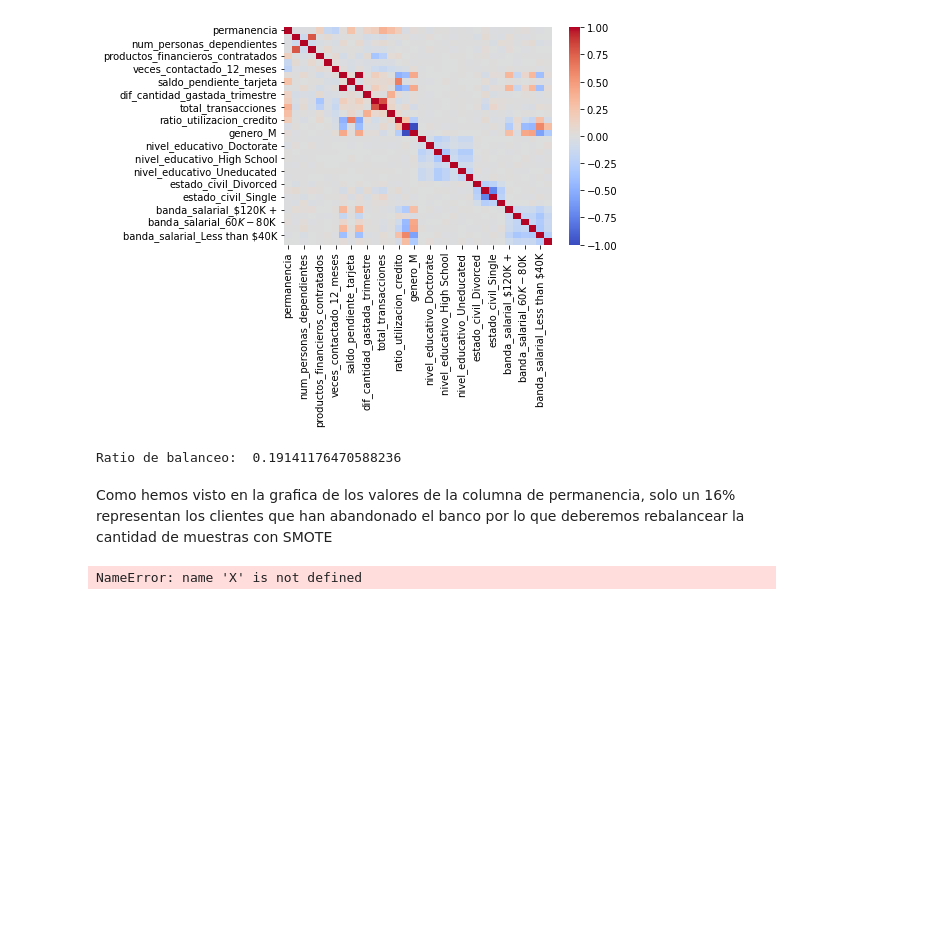
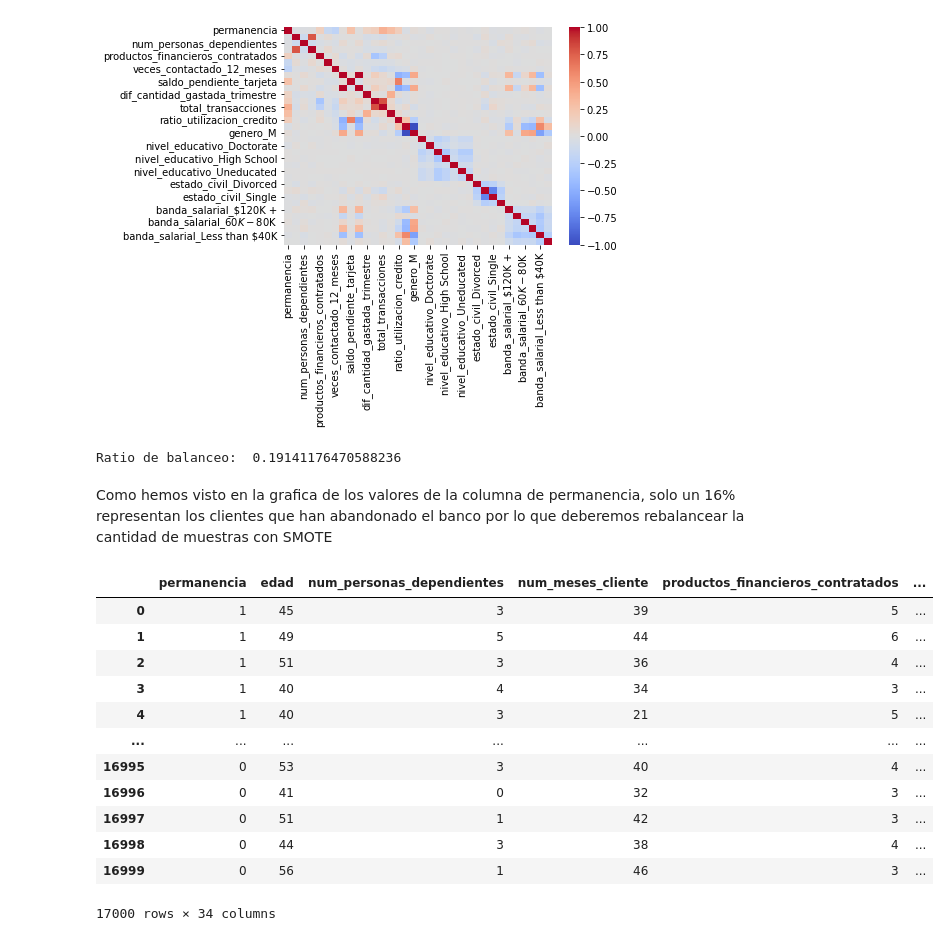
Before and after one commit to DaianaSaenz/proyecto-machine-learning, a Jupyter notebook: src/notebooks/limpieza_datos.ipynb, the cells around one changed output. Cells and saved outputs as stored; diff of their text form; code cells hidden in the pictures; blank space fills up the shorter version.

Commit message:
hechas pruebas de prediccion y error, balanceo...

```diff
--- a/src/notebooks/limpieza_datos.ipynb
+++ b/src/notebooks/limpieza_datos.ipynb
@@ -173,11 +173,26 @@ Como hemos visto en la grafica de los valores de la columna de permanencia, solo
 con SMOTE
 # %%
 #rebalanceamos la columna de permanencia
+
+X = bank_df_clients.drop('permanencia', axis=1)
+y = bank_df_clients['permanencia']
 smote = SMOTE(random_state=42)
-X_balanced, y_balanced = smote.fit_resample(X, y)
-bank_df_clients = pd.concat([ pd.DataFrame(y_balanced, columns=['permanencia']), pd.DataFrame(X_balanced)], axis=1)
+x_balanceada, y_balanceada = smote.fit_resample(X, y)
+bank_df_clients = pd.concat([ pd.DataFrame(y_balanceada, columns=['permanencia']), pd.DataFrame(x_balanceada)], axis=1)
 # %% [output]
+|  | permanencia | edad | num_personas_dependientes | num_meses_cliente | productos_financieros_contratados | ... |
+| 0 | 1 | 45 | 3 | 39 | 5 | ... |
+| 1 | 1 | 49 | 5 | 44 | 6 | ... |
+| 2 | 1 | 51 | 3 | 36 | 4 | ... |
+| 3 | 1 | 40 | 4 | 34 | 3 | ... |
+| 4 | 1 | 40 | 3 | 21 | 5 | ... |
+| ... | ... | ... | ... | ... | ... | ... |
+| 16995 | 0 | 53 | 3 | 40 | 4 | ... |
+| 16996 | 0 | 41 | 0 | 32 | 3 | ... |
+| 16997 | 0 | 51 | 1 | 42 | 3 | ... |
+| 16998 | 0 | 44 | 3 | 38 | 4 | ... |
+| 16999 | 0 | 56 | 1 | 46 | 3 | ... |
-NameError: name 'X' is not defined
+17000 rows × 34 columns
 # %%
 #Separo  1000 registros para evitar que el modelo entrene con estos datos y que podamos probar la efectividad
 
```
Also changed, not shown: parts of 2 cells of this notebook, 7 other files.
